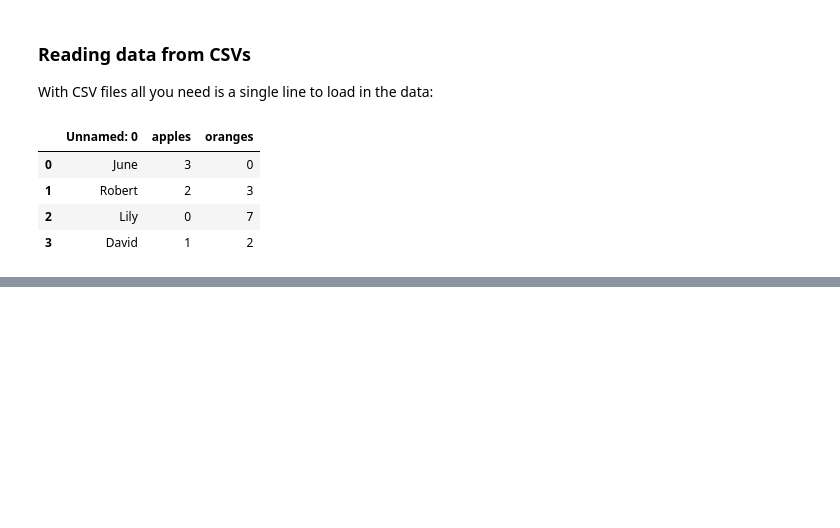
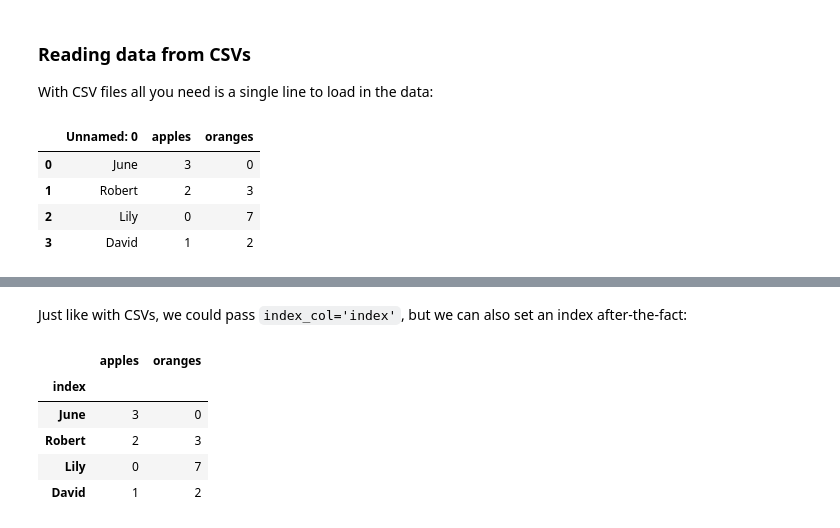
Before and after one commit to closedtuesdays/Python-Pandas-A-Complete-Introduction-for-Beginners, a Jupyter notebook: Pandas_tutorial.ipynb, the cells around one changed output, grey strips where cells are left out. Drawn from its saved outputs; the diff is of its cells as text; code cells hidden in the pictures; blank space fills up the shorter version.

```diff
--- a/Pandas_tutorial.ipynb
+++ b/Pandas_tutorial.ipynb
@@ -79,0 +183,13 @@ df
+# %% [markdown]
+<p>Just like with CSVs, we could pass <code>index_col='index'</code>, but we can also set an index after-the-fact:</p>
+# %%
+df = df.set_index('index')
+
+df
+# %% [output]
+|  | apples | oranges |
+| index |  |  |
+| June | 3 | 0 |
+| Robert | 2 | 3 |
+| Lily | 0 | 7 |
+| David | 1 | 2 |
```
Also changed, not shown: parts of 24 cells of this notebook, 4 other files.
